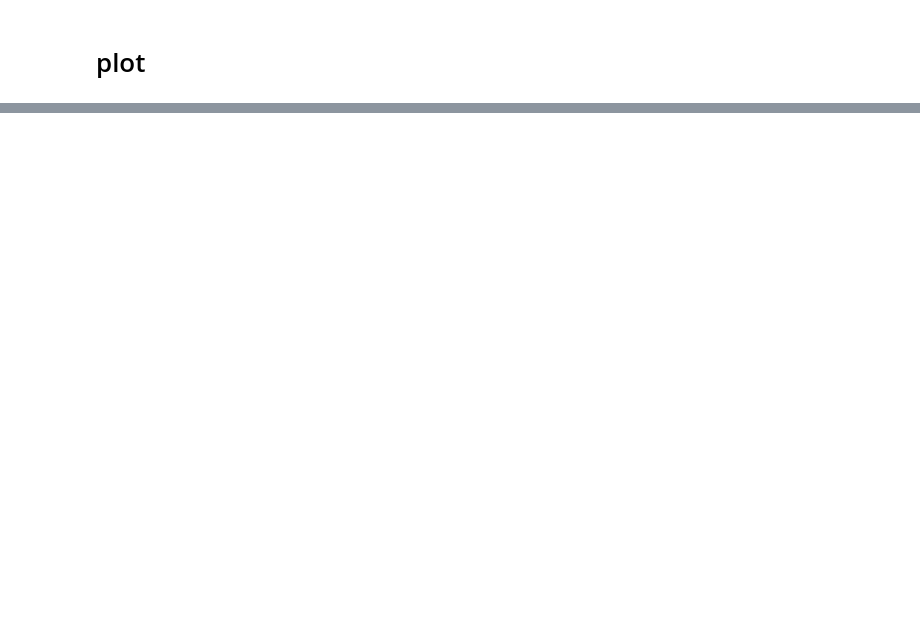
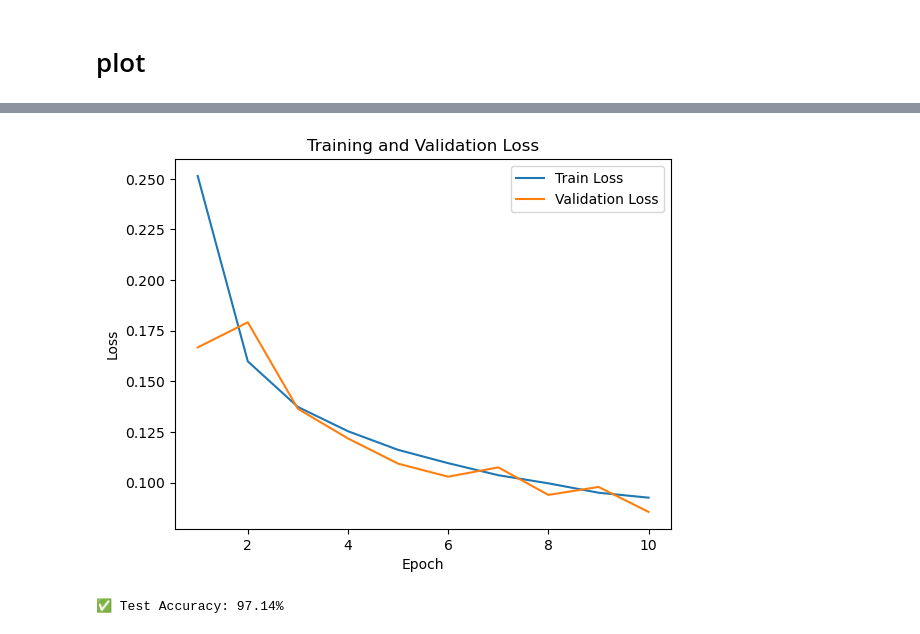
Before and after one commit to mikitomi21/Gender_Detection, a Jupyter notebook: notebooks/training.ipynb, the cells around one changed output, grey strips where cells are left out. Drawn from its saved outputs; the diff is of its cells as text; code cells hidden in the pictures; blank space fills up the shorter version.

```diff
--- a/notebooks/training.ipynb
+++ b/notebooks/training.ipynb
@@ -101,0 +377,31 @@ plt.show()
+# %%
+plt.plot(range(1, EPOCHS + 1), train_losses, label="Train Loss")
+plt.plot(range(1, EPOCHS + 1), val_losses, label="Validation Loss")
+plt.xlabel("Epoch")
+plt.ylabel("Loss")
+plt.legend()
+plt.title("Training and Validation Loss")
+plt.show()
+# %% [output]
+[figure, added]
+# %%
+model.load_state_dict(torch.load(best_model_path))
+model = model.to(device)
+model.eval()
+
+all_preds = []
+all_labels = []
+
+with torch.no_grad():
+    for images, labels in tqdm(test_loader, desc="Testing"):
+        images, labels = images.to(device), labels.to(device)
+        outputs = model(images)
+        _, preds = torch.max(outputs, 1)
+
+        all_preds.extend(preds.cpu().numpy())
+        all_labels.extend(labels.cpu().numpy())
+
+accuracy = np.mean(np.array(all_preds) == np.array(all_labels))
+print(f"\n✅ Test Accuracy: {accuracy * 100:.2f}%")
+# %% [output]
+✅ Test Accuracy: 97.14%
```
Also changed, not shown: parts of 13 cells of this notebook, 3 other files.
